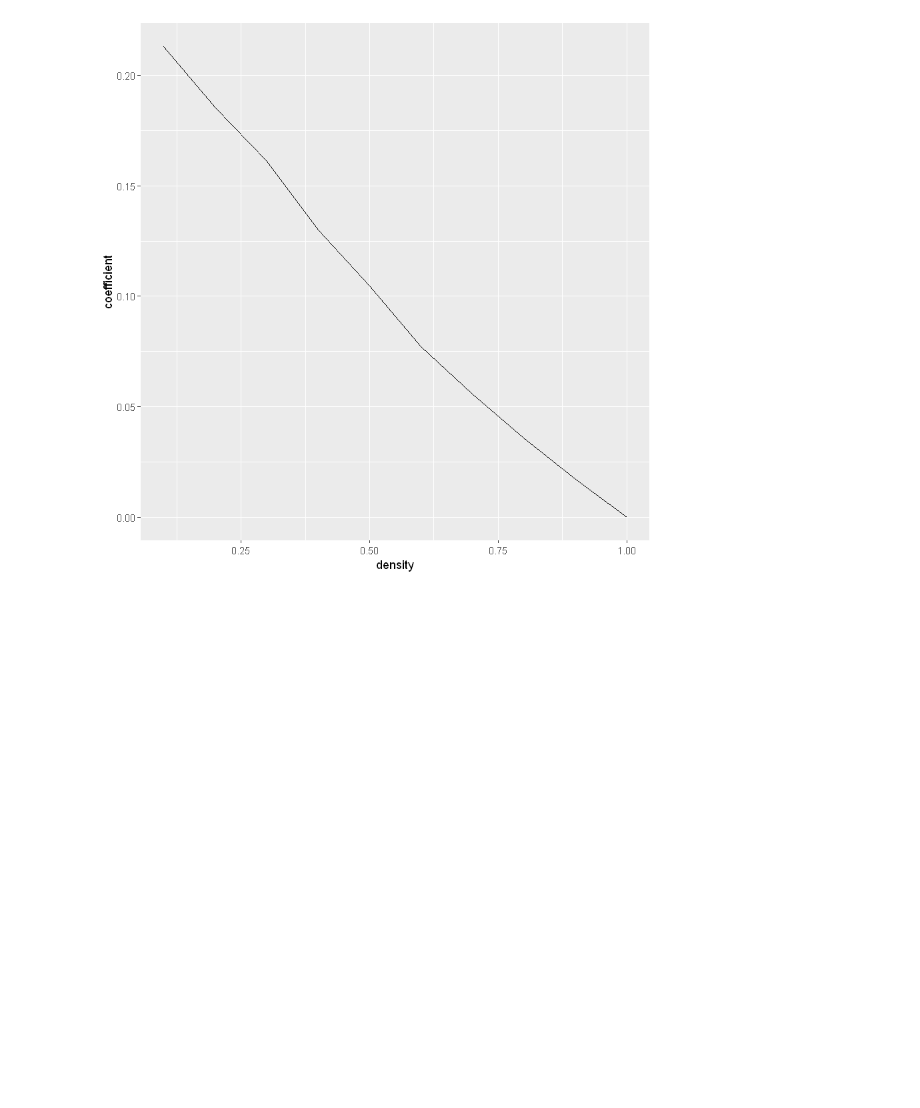
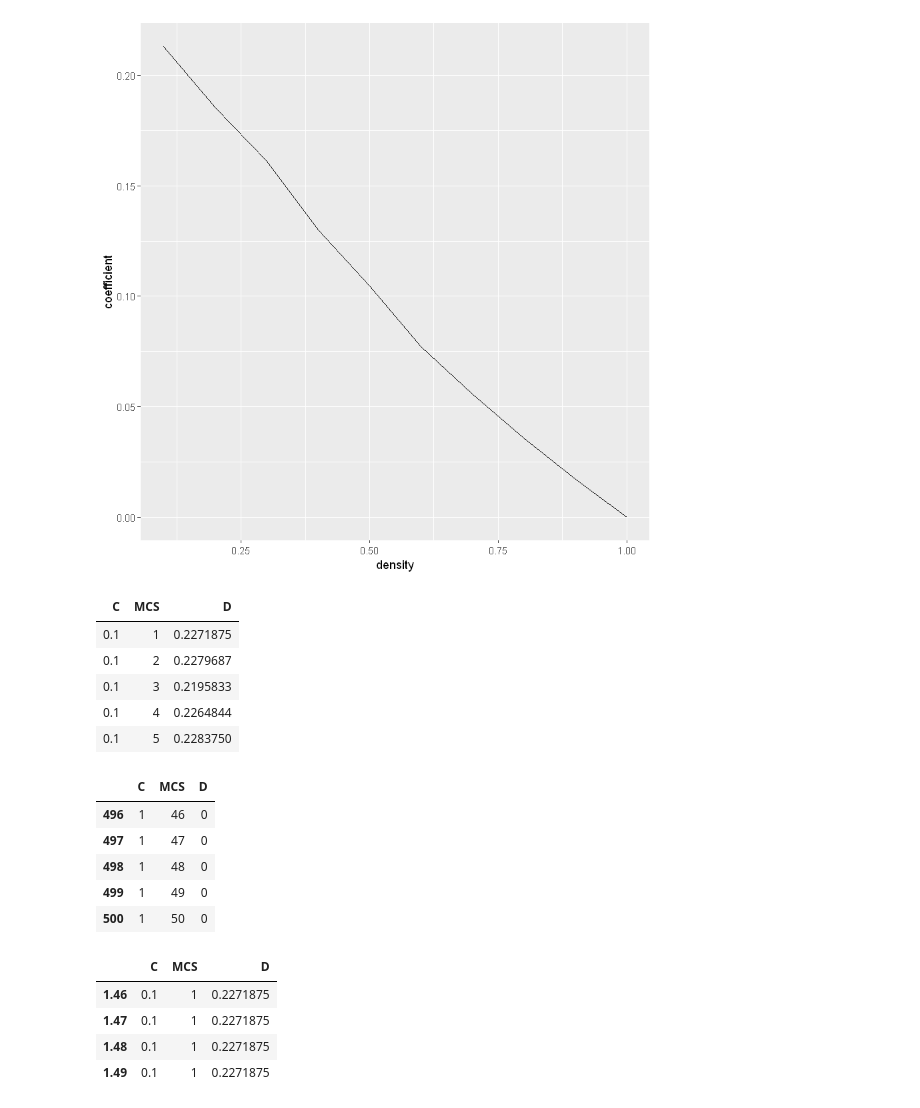
Before and after one commit to Squaess/StatisticalPhysics, a Jupyter notebook: diffusion/fortran/make_graphs.ipynb, the cells around one changed output. Drawn from its saved outputs; the diff is of its cells as text; code cells hidden in the pictures; blank space fills up the shorter version.

```diff
--- a/diffusion/fortran/make_graphs.ipynb
+++ b/diffusion/fortran/make_graphs.ipynb
@@ -77,3 +80,34 @@ ggplot(data = maxres, aes(density, coefficient)) + geom_line()
 | 0.9 | 0.01701661 |
 | 1.0 | 0.00000000 |
 [figure]
+# %%
+res.v2 <- read.csv("results1.csv")
+res.v2$C <- round(res.v2$C,1)
+final.v2 <- read.csv("results2.csv")
+
+# head(res.v2, 5)
+# head(final.v2, 5)
+
+head(res.v2, 5)
+tail(res.v2,5)
+
+tmp <- res.v2[round(res.v2$C,1),]
+tail(tmp, 4)
+# %% [output]
+| C | MCS | D |
+| 0.1 | 1 | 0.2271875 |
+| 0.1 | 2 | 0.2279687 |
+| 0.1 | 3 | 0.2195833 |
+| 0.1 | 4 | 0.2264844 |
+| 0.1 | 5 | 0.2283750 |
+|  | C | MCS | D |
+| 496 | 1 | 46 | 0 |
+| 497 | 1 | 47 | 0 |
+| 498 | 1 | 48 | 0 |
+| 499 | 1 | 49 | 0 |
+| 500 | 1 | 50 | 0 |
+|  | C | MCS | D |
+| 1.46 | 0.1 | 1 | 0.2271875 |
+| 1.47 | 0.1 | 1 | 0.2271875 |
+| 1.48 | 0.1 | 1 | 0.2271875 |
+| 1.49 | 0.1 | 1 | 0.2271875 |
```
Also changed, not shown: parts of 4 cells of this notebook, 7 other files.
